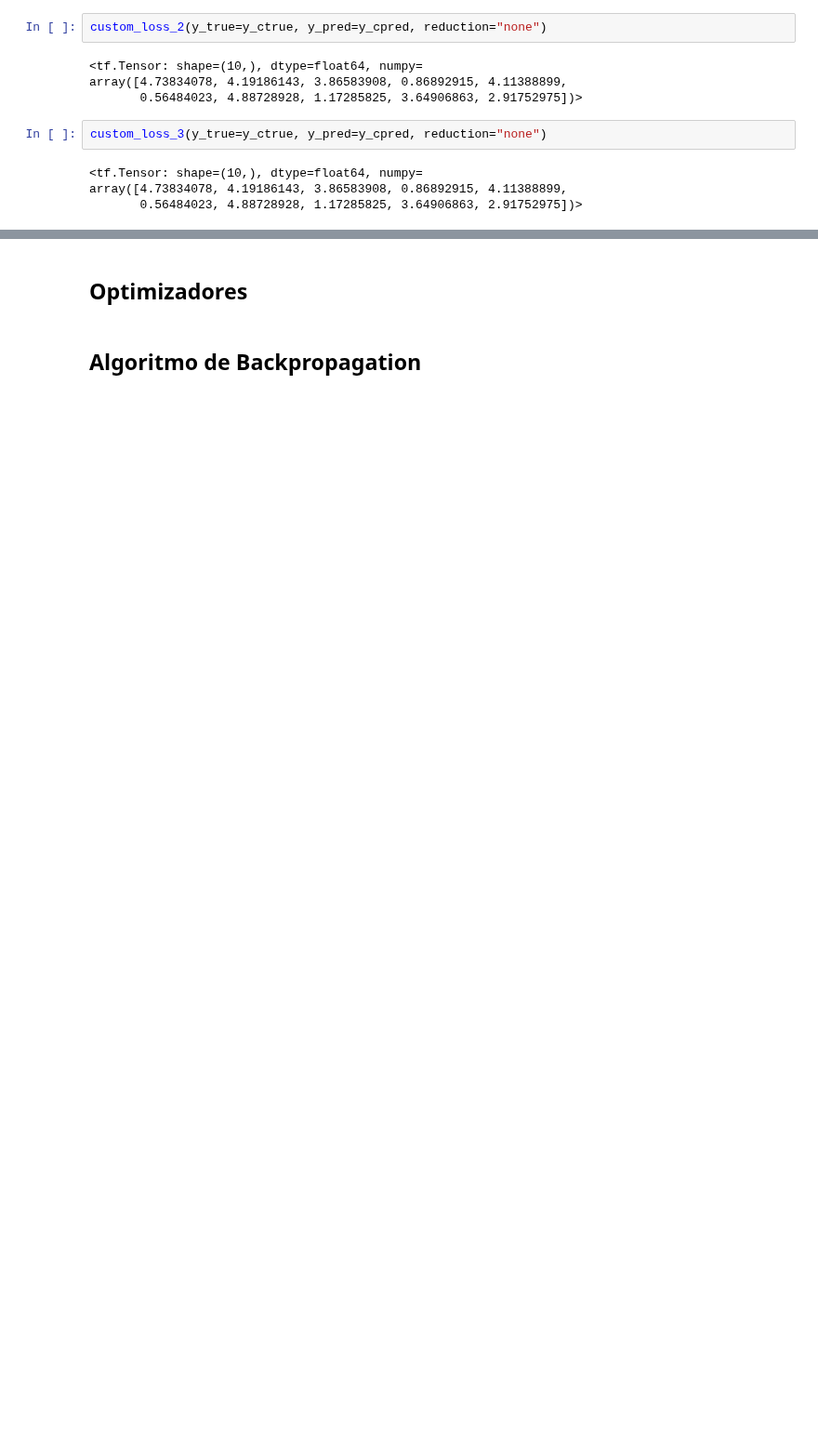
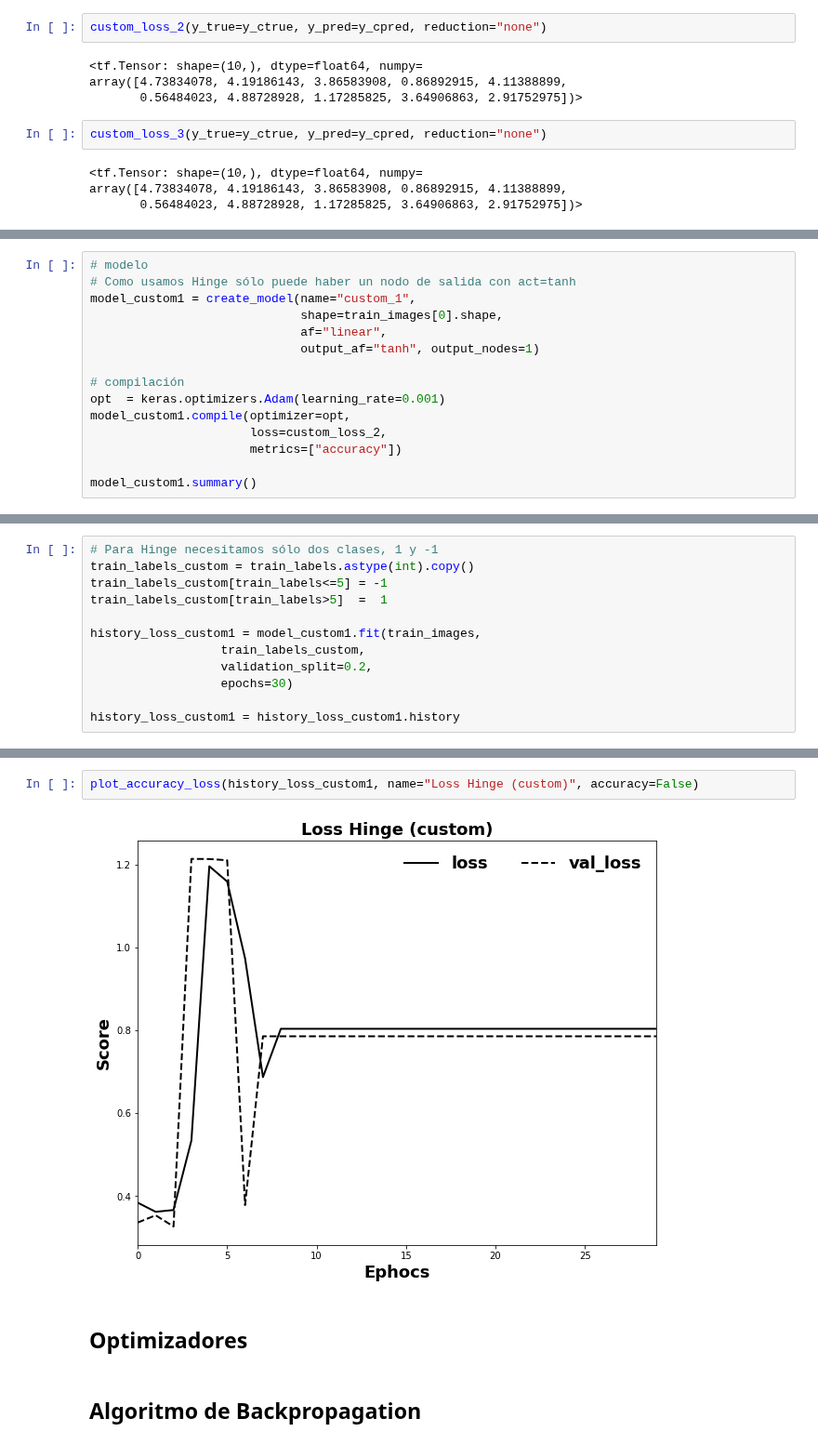
Before and after one commit to hplbrayan/Un-Curso-de-Deep-Learning, a Jupyter notebook: 02_intro_Keras_actf_backp/N2_actf_lf_op_bp.ipynb, the cells around one changed output, grey strips where cells are left out. Shown at 93% size. Cells and saved outputs as stored; diff of their text form; blank space fills up the shorter version.

Commit message:
02.N2.02.02 custom lf pruebas

```diff
--- a/02_intro_Keras_actf_backp/N2_actf_lf_op_bp.ipynb
+++ b/02_intro_Keras_actf_backp/N2_actf_lf_op_bp.ipynb
@@ -2122,0 +2144,15 @@ Una lista de errores producidos por malas definiciones de la función de perdida
+# %%
+# modelo
+# Como usamos Hinge sólo puede haber un nodo de salida con act=tanh
+model_custom1 = create_model(name="custom_1",
+                             shape=train_images[0].shape,
+                             af="linear",
+                             output_af="tanh", output_nodes=1)
+
+# compilación
+opt  = keras.optimizers.Adam(learning_rate=0.001)
+model_custom1.compile(optimizer=opt,
+                      loss=custom_loss_2,
+                      metrics=["accuracy"])
+
+model_custom1.summary()
@@ -2122,0 +2179,12 @@ Una lista de errores producidos por malas definiciones de la función de perdida
+# %%
+# Para Hinge necesitamos sólo dos clases, 1 y -1
+train_labels_custom = train_labels.astype(int).copy()
+train_labels_custom[train_labels<=5] = -1
+train_labels_custom[train_labels>5]  =  1
+
+history_loss_custom1 = model_custom1.fit(train_images,
+                  train_labels_custom,
+                  validation_split=0.2,
+                  epochs=30)
+
+history_loss_custom1 = history_loss_custom1.history
@@ -2123,3 +2209,7 @@ Una lista de errores producidos por malas definiciones de la función de perdida
+# %%
+plot_accuracy_loss(history_loss_custom1, name="Loss Hinge (custom)", accuracy=False)
+# %% [output]
+[figure, added]
 # %% [markdown]
 ## Optimizadores
 # %% [markdown]
```
Also changed, not shown: parts of 15 cells of this notebook.
